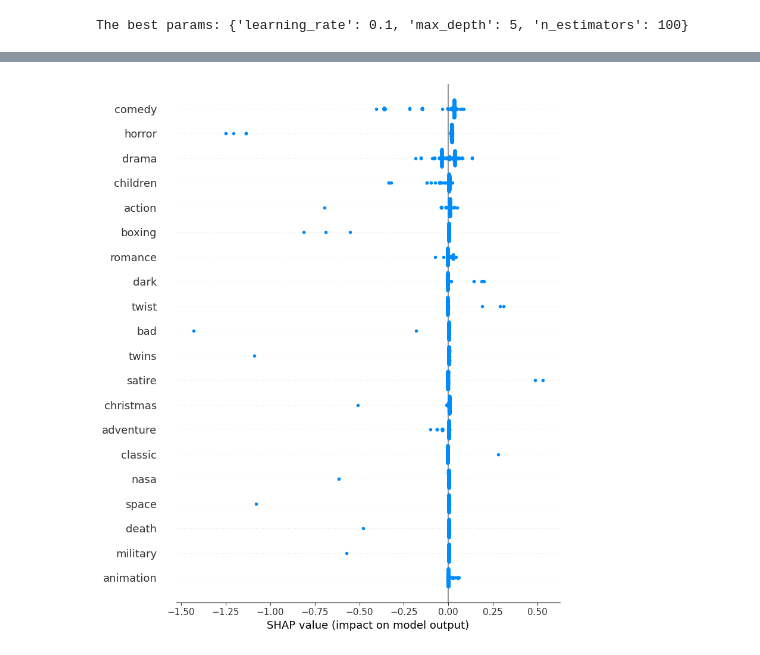
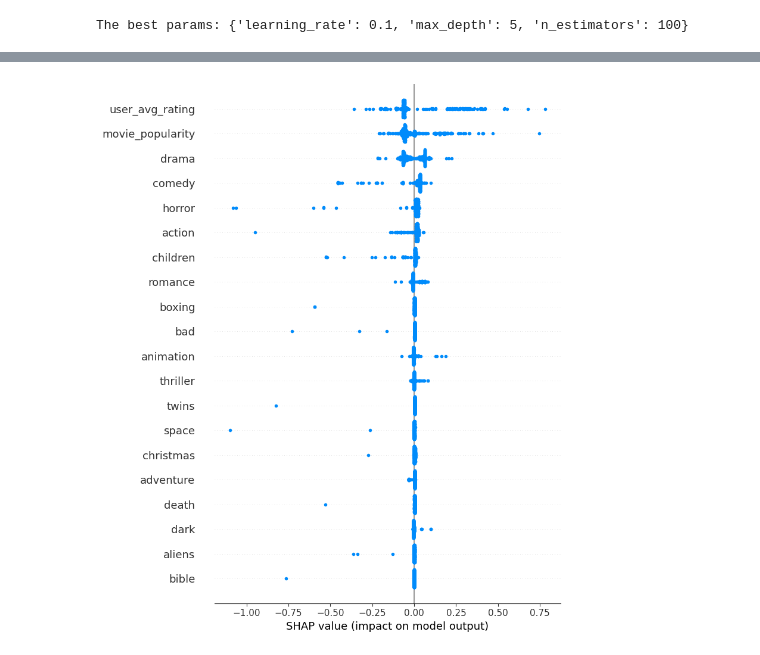
Before and after one commit to anathonic/Big-Data-Mining-Project, a Jupyter notebook: MovieLens.ipynb, the cells around one changed output, grey strips where cells are left out. Saved outputs shown, nothing was run; the diff lists cells and outputs as text; code cells hidden in the pictures.

```diff
--- a/MovieLens.ipynb
+++ b/MovieLens.ipynb
@@ -196,12 +212,17 @@ X_test_dense = X_test.toarray()
 # Analyze feature importance using SHAP
 explainer = shap.TreeExplainer(model)
 shap_values = explainer.shap_values(X_test_dense, check_additivity=False)
-# %%
-# Combine feature names from tag and genre vectorizers
-all_feature_names = np.concatenate((tag_vectorizer.get_feature_names_out(), genre_vectorizer.get_feature_names_out()))
-shap.summary_plot(shap_values, feature_names=all_feature_names)
-# %% [output]
-[figure, removed]
+# %%
+# Concatenate the feature names from both vectorizers along with additional feature names into a single array
+all_feature_names = np.concatenate((
+    tag_vectorizer.get_feature_names_out(),
+    genre_vectorizer.get_feature_names_out(),
+    ['movie_popularity', 'user_avg_rating']
+))
+# Generate a SHAP summary plot
+shap.summary_plot(shap_values, feature_names=all_feature_names)
+# %% [output]
+[figure, added]
 # %%
 # Plot the top 20 most important features
 feature_importances = pd.Series(model.feature_importances_, index=all_feature_names)
```
Also changed, not shown: parts of 9 cells of this notebook.
